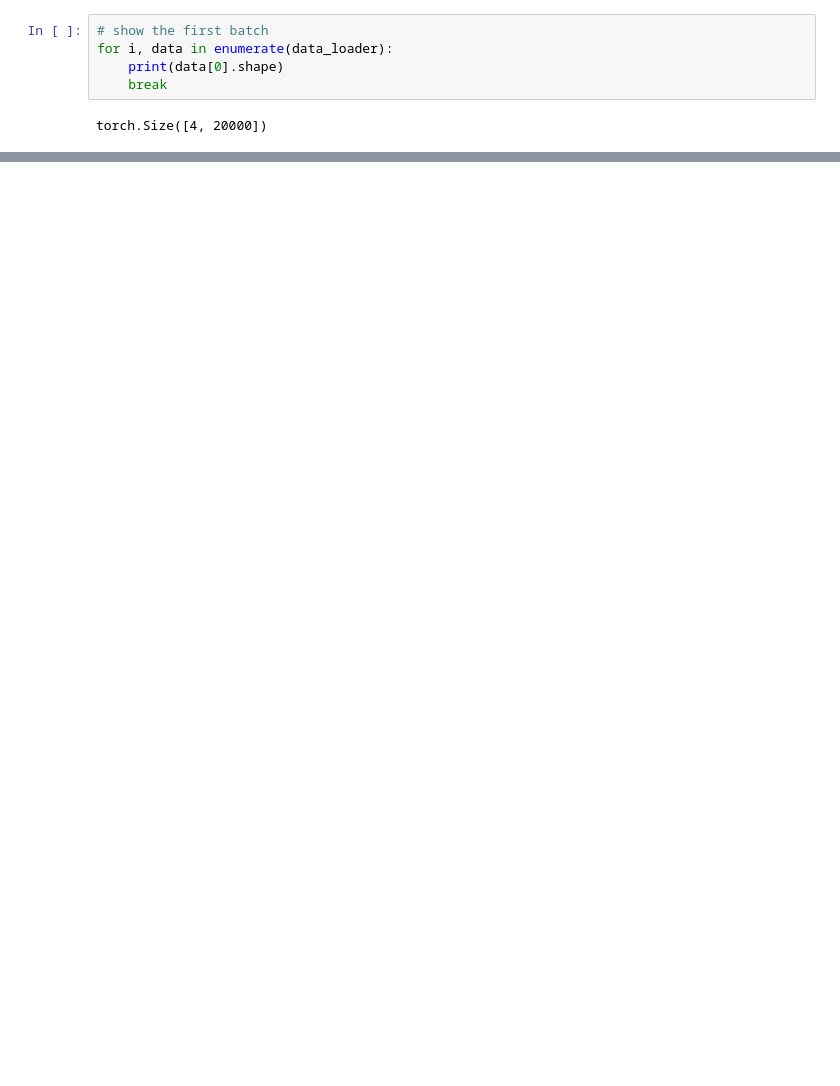
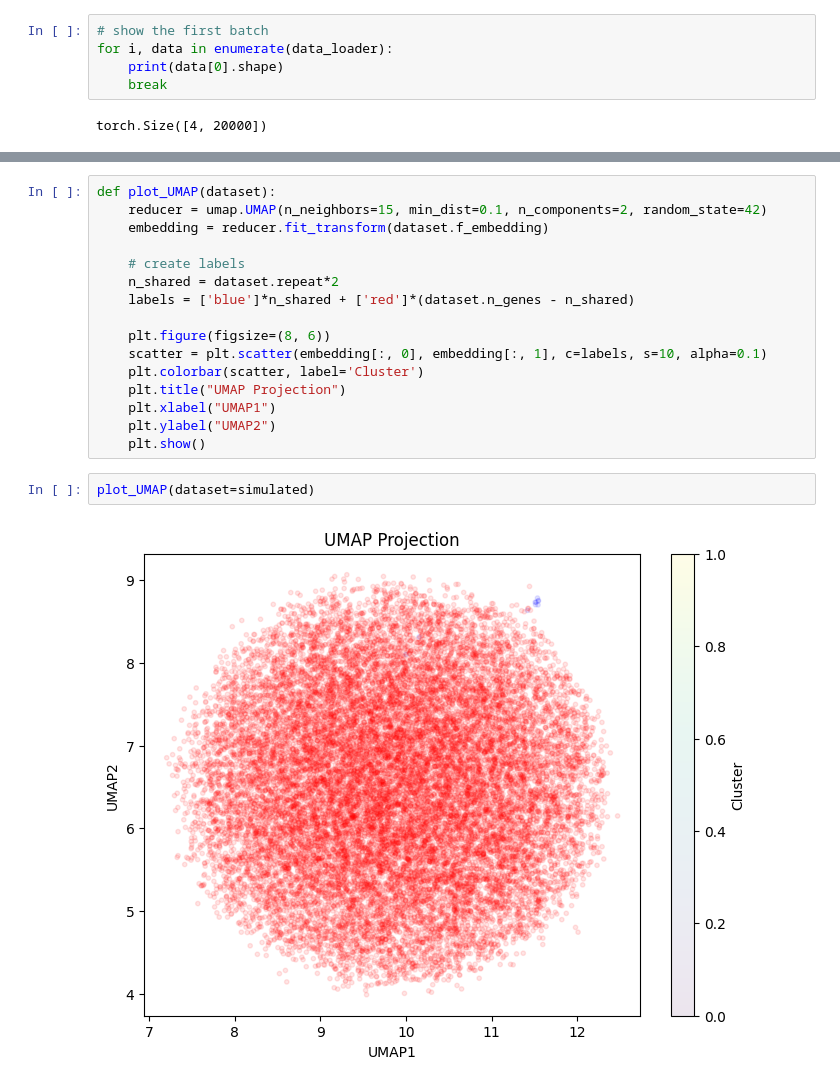
Before and after one commit to Eeeeelias/BfuncRVP, a Jupyter notebook: scripts/bfuncrvp.ipynb, the cells around one changed output, grey strips where cells are left out. Drawn from its saved outputs; the diff is of its cells as text; blank space fills up the shorter version.

Commit message:
simple benchmarks, umap, adjusted shared

```diff
--- a/scripts/bfuncrvp.ipynb
+++ b/scripts/bfuncrvp.ipynb
@@ -37,0 +39,20 @@ plot_simulated_phenotype(simulated_phenotype)
+# %%
+def plot_UMAP(dataset):
+    reducer = umap.UMAP(n_neighbors=15, min_dist=0.1, n_components=2, random_state=42)
+    embedding = reducer.fit_transform(dataset.f_embedding)
+
+    # create labels
+    n_shared = dataset.repeat*2
+    labels = ['blue']*n_shared + ['red']*(dataset.n_genes - n_shared)
+
+    plt.figure(figsize=(8, 6))
+    scatter = plt.scatter(embedding[:, 0], embedding[:, 1], c=labels, s=10, alpha=0.1)
+    plt.colorbar(scatter, label='Cluster')
+    plt.title("UMAP Projection")
+    plt.xlabel("UMAP1")
+    plt.ylabel("UMAP2")
+    plt.show()
+# %%
+plot_UMAP(dataset=simulated)
+# %% [output]
+[figure, added]
```
Also changed, not shown: parts of 4 cells of this notebook, 3 other files.
